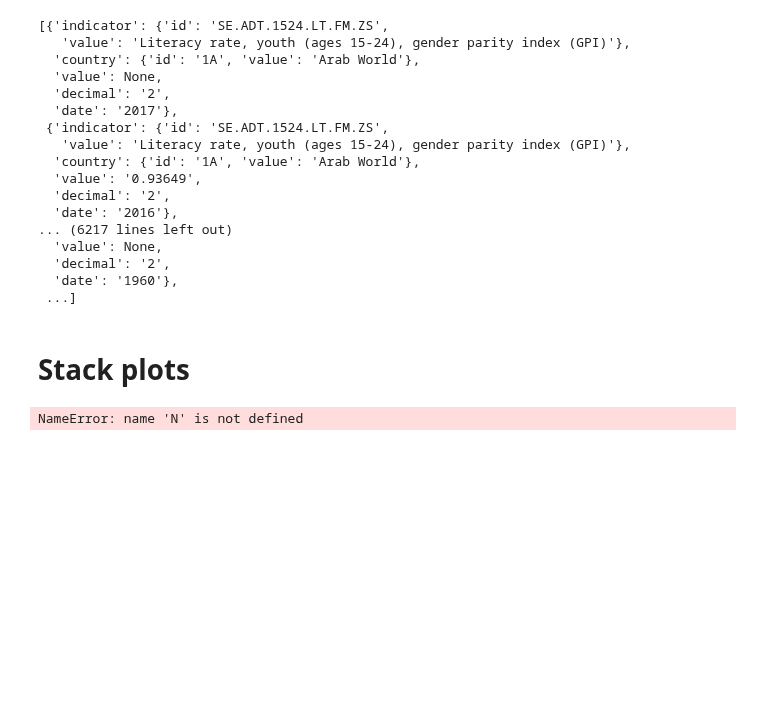
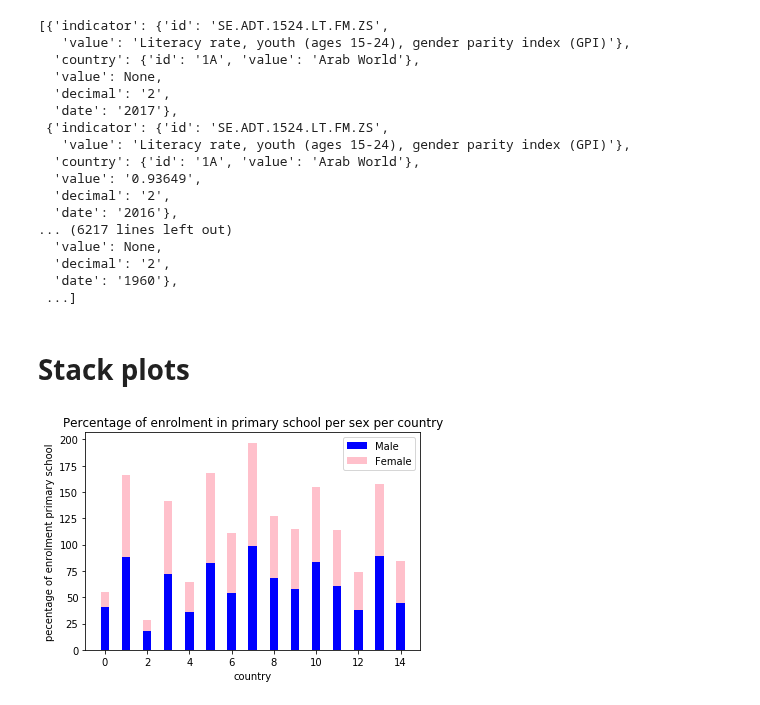
Before and after one commit to omar-d/EPA-WB-Equity, a Jupyter notebook: Deelvraag 4.ipynb, the cells around one changed output. Saved outputs shown, nothing was run; the diff lists cells and outputs as text; code cells hidden in the pictures; blank space fills up the shorter version.

Commit message:
stacked bar chart

```diff
--- a/Deelvraag 4.ipynb
+++ b/Deelvraag 4.ipynb
@@ -90,8 +90,9 @@ wbdata.get_data("SE.ADT.1524.LT.FM.ZS")
   'date': '1960'},
  ...]
 # %%
-Primaray_School_Male = clean ('SE.PRM.NENR.MA')
-Primaray_School_Female = clean ('SE.PRM.NENR.FE')
+# Make a dataframe from the indicators data
+Primary_School_Male = clean ('SE.PRM.NENR.MA')
+Primary_School_Female = clean ('SE.PRM.NENR.FE')
 Secundary_School_Male = clean ('SE.SEC.NENR.MA')
 Secundary_School_Female = clean ('SE.SEC.NENR.FE')
 Complete_PrimSchool_Male = clean ('SE.PRM.CMPT.MA.ZS')
@@ -99,21 +100,39 @@ Complete_PrimSchool_Female = clean ('SE.PRM.CMPT.FE.ZS')
 Literacy_Rate_Male = clean ('SE.ADT.LITR.MA.ZS')
 Literacy_Rate_Female = clean ('SE.ADT.LITR.FE.ZS')
 GPI = clean ('SE.ADT.1524.LT.FM.ZS')
+# %%
+#find rows where the value is greater than 0
+PSM_All = Primary_School_Male.loc[(Primary_School_Male["value"] >= 0)]
+PSF_All = Primary_School_Female.loc[(Primary_School_Female['value'] >=0)]
+
+#find the rows with the most recent data
+PSM_recent = PSM_All.sort_values("date", ascending = False).drop_duplicates(["country"])
+PSM_recent["date"] = PSM_recent.date.astype(str)
+
+PSF_recent = PSF_All.sort_values('date', ascending = False).drop_duplicates(['country'])
+PSF_recent['date'] = PSF_All.date.astype(str)
+# %%
+PSM15_worst15 = pd.merge( CPIA_worst15, PSM_recent, how = "left", left_on = ["country"], right_on = ["country"])
+PSF15_worst15 = pd.merge( CPIA_worst15, PSF_recent, how = 'left', left_on = ["country"], right_on = ["country"])
 # %% [markdown]
 # Stack plots
-# %%
-ind = np.arange(N)    # the x locations for the groups
-width = 0.35       # the width of the bars: can also be len(x) sequence
-
-p1 = plt.bar(ind, Primary_School_Male, width, label = 'Men')
-p2 = plt.bar(ind, Primary_School_Female, width,
-             bottom=menMeans, label = 'Women')
-
-plt.ylabel('Scores')
-plt.title('Data by group and gender')
-
-plt.legend()
-
-plt.show()
-# %% [output]
-NameError: name 'N' is not defined
+# %%
+#make array of needed columns
+PSM15 = PSM15_worst15.value_y.values
+PSF15 = PSF15_worst15.value_y.values
+
+N = len(PSM15_worst15)
+ind = np.arange(N)
+width = 0.4
+
+p1 = plt.bar(ind, PSM15, width, label = 'Male', color='blue')
+p2 = plt.bar(ind, PSF15, width, bottom=PSM15, label = 'Female', color='pink')
+
+plt.ylabel ('pecentage of enrolment primary school')
+plt.xlabel ('country')
+plt.title ('Percentage of enrolment in primary school per sex per country')
+
+plt.legend()
+plt.show()
+# %% [output]
+[figure, added]
```
